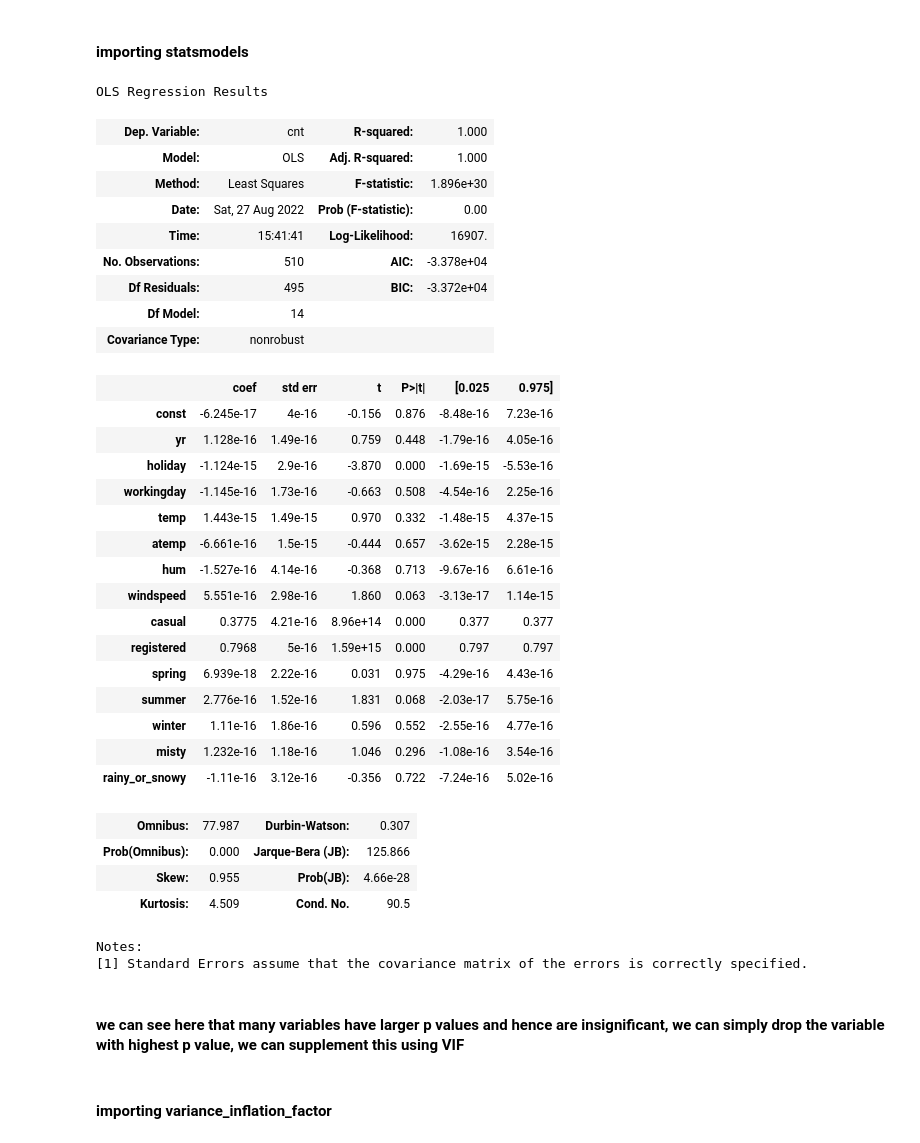
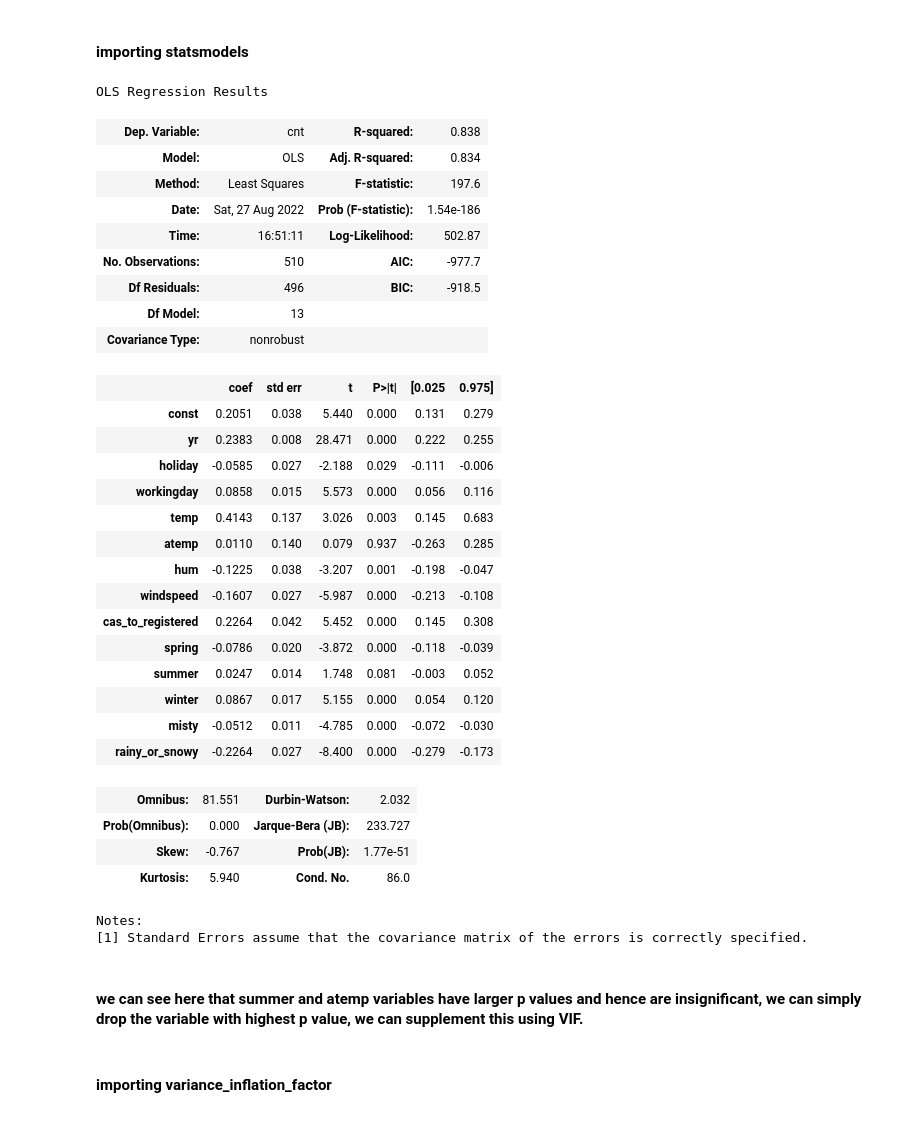
Before and after one commit to zuhu2195/BikeSharingCaseStudy, a Jupyter notebook: Mohammed_Zuhaib.ipynb, the cells around one changed output. Drawn from its saved outputs; the diff is of its cells as text; code cells hidden in the pictures.

```diff
--- a/Mohammed_Zuhaib.ipynb
+++ b/Mohammed_Zuhaib.ipynb
@@ -286,0 +289,3 @@ df = df.drop(['season','weathersit','mnth','weekday'], axis = 1)
+# %%
+df['cas_to_registered'] = round(df['casual']/df['registered'],2)
+df['cas_to_registered']
@@ -287,3 +305,7 @@ df = df.drop(['season','weathersit','mnth','weekday'], axis = 1)
+# %%
+# dropping registered and casual
+
+df = df.drop(['registered','casual'], axis = 1)
 # %%
 df.head()
 # %% [output]
@@ -357,7 +379,7 @@ scaler = MinMaxScaler()
 # %% [markdown]
 #### apply the scaler to all the numeric columns
 # %%
-num_vars = ['temp','atemp','hum','windspeed','casual','registered','cnt']
+num_vars = ['temp','atemp','hum','windspeed','cas_to_registered','cnt']
 
 df_train[num_vars] = scaler.fit_transform(df_train[num_vars])
 # %%
@@ -409,43 +431,42 @@ import statsmodels.api as sm
 X_train_lm = sm.add_constant(X_train)
 # %%
 # Create a model
-lr = sm.OLS(y_train, X_train_lm).fit()
-lr.summary()
+lr1 = sm.OLS(y_train, X_train_lm).fit()
+lr1.summary()
 # %% [output]
 OLS Regression Results
-| Dep. Variable: | cnt | R-squared: | 1.000 |
-| Model: | OLS | Adj. R-squared: | 1.000 |
-| Method: | Least Squares | F-statistic: | 1.896e+30 |
-| Date: | Sat, 27 Aug 2022 | Prob (F-statistic): | 0.00 |
-| Time: | 15:41:41 | Log-Likelihood: | 16907. |
-| No. Observations: | 510 | AIC: | -3.378e+04 |
-| Df Residuals: | 495 | BIC: | -3.372e+04 |
-| Df Model: | 14 |  |  |
+| Dep. Variable: | cnt | R-squared: | 0.838 |
+| Model: | OLS | Adj. R-squared: | 0.834 |
+| Method: | Least Squares | F-statistic: | 197.6 |
+| Date: | Sat, 27 Aug 2022 | Prob (F-statistic): | 1.54e-186 |
+| Time: | 16:51:11 | Log-Likelihood: | 502.87 |
+| No. Observations: | 510 | AIC: | -977.7 |
+| Df Residuals: | 496 | BIC: | -918.5 |
+| Df Model: | 13 |  |  |
 | Covariance Type: | nonrobust |  |  |
 |  | coef | std err | t | P>|t| | [0.025 | 0.975] |
-| const | -6.245e-17 | 4e-16 | -0.156 | 0.876 | -8.48e-16 | 7.23e-16 |
-| yr | 1.128e-16 | 1.49e-16 | 0.759 | 0.448 | -1.79e-16 | 4.05e-16 |
-| holiday | -1.124e-15 | 2.9e-16 | -3.870 | 0.000 | -1.69e-15 | -5.53e-16 |
-| workingday | -1.145e-16 | 1.73e-16 | -0.663 | 0.508 | -4.54e-16 | 2.25e-16 |
-| temp | 1.443e-15 | 1.49e-15 | 0.970 | 0.332 | -1.48e-15 | 4.37e-15 |
-| atemp | -6.661e-16 | 1.5e-15 | -0.444 | 0.657 | -3.62e-15 | 2.28e-15 |
-| hum | -1.527e-16 | 4.14e-16 | -0.368 | 0.713 | -9.67e-16 | 6.61e-16 |
-| windspeed | 5.551e-16 | 2.98e-16 | 1.860 | 0.063 | -3.13e-17 | 1.14e-15 |
-| casual | 0.3775 | 4.21e-16 | 8.96e+14 | 0.000 | 0.377 | 0.377 |
-| registered | 0.7968 | 5e-16 | 1.59e+15 | 0.000 | 0.797 | 0.797 |
-| spring | 6.939e-18 | 2.22e-16 | 0.031 | 0.975 | -4.29e-16 | 4.43e-16 |
-| summer | 2.776e-16 | 1.52e-16 | 1.831 | 0.068 | -2.03e-17 | 5.75e-16 |
-| winter | 1.11e-16 | 1.86e-16 | 0.596 | 0.552 | -2.55e-16 | 4.77e-16 |
-| misty | 1.232e-16 | 1.18e-16 | 1.046 | 0.296 | -1.08e-16 | 3.54e-16 |
-| rainy_or_snowy | -1.11e-16 | 3.12e-16 | -0.356 | 0.722 | -7.24e-16 | 5.02e-16 |
+| const | 0.2051 | 0.038 | 5.440 | 0.000 | 0.131 | 0.279 |
+| yr | 0.2383 | 0.008 | 28.471 | 0.000 | 0.222 | 0.255 |
+| holiday | -0.0585 | 0.027 | -2.188 | 0.029 | -0.111 | -0.006 |
+| workingday | 0.0858 | 0.015 | 5.573 | 0.000 | 0.056 | 0.116 |
+| temp | 0.4143 | 0.137 | 3.026 | 0.003 | 0.145 | 0.683 |
+| atemp | 0.0110 | 0.140 | 0.079 | 0.937 | -0.263 | 0.285 |
+| hum | -0.1225 | 0.038 | -3.207 | 0.001 | -0.198 | -0.047 |
+| windspeed | -0.1607 | 0.027 | -5.987 | 0.000 | -0.213 | -0.108 |
+| cas_to_registered | 0.2264 | 0.042 | 5.452 | 0.000 | 0.145 | 0.308 |
+| spring | -0.0786 | 0.020 | -3.872 | 0.000 | -0.118 | -0.039 |
+| summer | 0.0247 | 0.014 | 1.748 | 0.081 | -0.003 | 0.052 |
+| winter | 0.0867 | 0.017 | 5.155 | 0.000 | 0.054 | 0.120 |
+| misty | -0.0512 | 0.011 | -4.785 | 0.000 | -0.072 | -0.030 |
+| rainy_or_snowy | -0.2264 | 0.027 | -8.400 | 0.000 | -0.279 | -0.173 |
-| Omnibus: | 77.987 | Durbin-Watson: | 0.307 |
-| Prob(Omnibus): | 0.000 | Jarque-Bera (JB): | 125.866 |
-| Skew: | 0.955 | Prob(JB): | 4.66e-28 |
-| Kurtosis: | 4.509 | Cond. No. | 90.5 |
+| Omnibus: | 81.551 | Durbin-Watson: | 2.032 |
+| Prob(Omnibus): | 0.000 | Jarque-Bera (JB): | 233.727 |
+| Skew: | -0.767 | Prob(JB): | 1.77e-51 |
+| Kurtosis: | 5.940 | Cond. No. | 86.0 |
 Notes:
 [1] Standard Errors assume that the covariance matrix of the errors is correctly specified.
 # %% [markdown]
-#### we can see here that many variables have larger p values and hence are insignificant, we can simply drop the variable with highest p value, we can supplement this using VIF
+#### we can see here that summer and atemp variables have larger p values and hence are insignificant, we can simply drop the variable with highest p value, we can supplement this using VIF.
 # %% [markdown]
 #### importing variance_inflation_factor
 # %%
```
Also changed, not shown: parts of 140 cells of this notebook.
